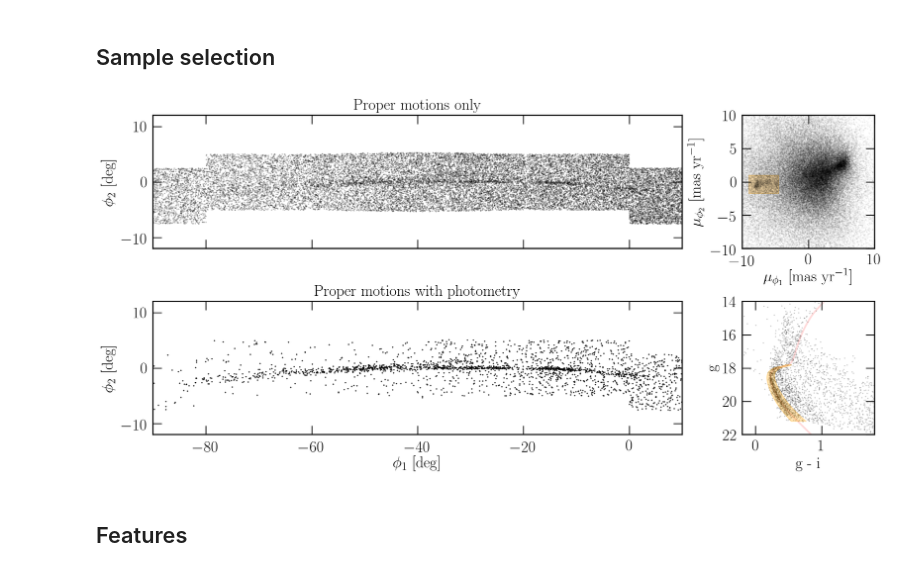
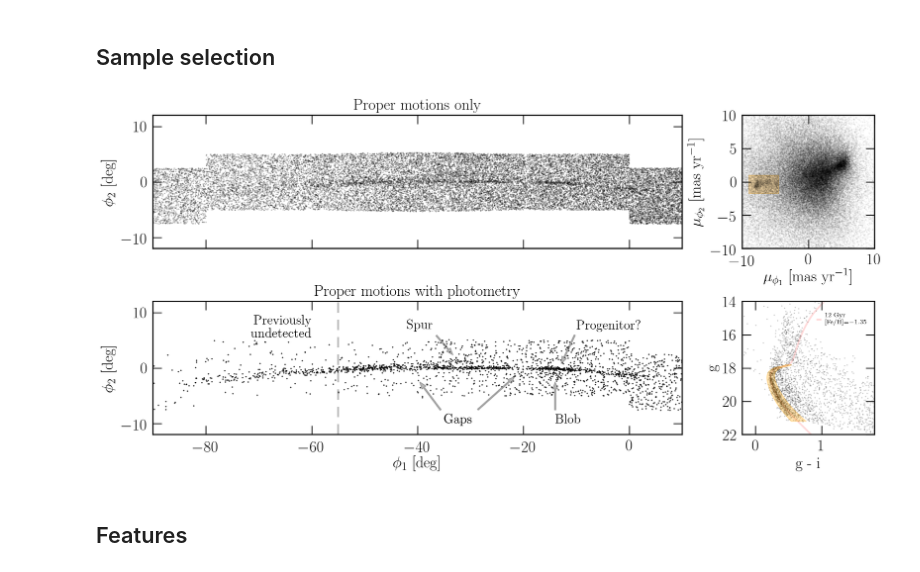
Before and after one commit to adrn/GD1-DR2, a Jupyter notebook: notebooks/GD1_paper_figures.ipynb, the cells around one changed output. Saved outputs shown, nothing was run; the diff lists cells and outputs as text; code cells hidden in the pictures.

```diff
--- a/notebooks/GD1_paper_figures.ipynb
+++ b/notebooks/GD1_paper_figures.ipynb
@@ -122,37 +122,61 @@ plt.gca().add_artist(pr)
 plt.xlim(-10,10)
 plt.ylim(-10,10)
 plt.xlabel('$\mu_{\phi_1}$ [mas yr$^{-1}$]')
 plt.ylabel('$\mu_{\phi_2}$ [mas yr$^{-1}$]')
 
 plt.sca(ax[1][0])
 plt.plot(gd1_c.phi1[pm_mask & cmd_mask].wrap_at(wangle), gd1_c.phi2[pm_mask & cmd_mask],
          'ko', ms=0.7, alpha=0.7, rasterized=True)
 # plt.gca().set_aspect('equal')
 
+plt.annotate('Progenitor?', xy=(-13, 0.5), xytext=(-10, 7),
+             arrowprops=dict(color='0.3', shrink=0.05, width=1.5, headwidth=6, headlength=8, alpha=0.4),
+             fontsize='small')
+
+plt.annotate('Blob', xy=(-14, -2), xytext=(-14, -10),
+             arrowprops=dict(color='0.3', shrink=0.08, width=1.5, headwidth=6, headlength=8, alpha=0.4),
+             fontsize='small')
+
+plt.annotate('Spur', xy=(-33, 2), xytext=(-42, 7),
+             arrowprops=dict(color='0.3', shrink=0.08, width=1.5, headwidth=6, headlength=8, alpha=0.4),
+             fontsize='small')
+
+plt.annotate('Gaps', xy=(-40, -2), xytext=(-35, -10),
+             arrowprops=dict(color='0.3', shrink=0.08, width=1.5, headwidth=6, headlength=8, alpha=0.4),
+             fontsize='small')
+
+plt.annotate('Gaps', xy=(-21, -1), xytext=(-35, -10),
+             arrowprops=dict(color='0.3', shrink=0.08, width=1.5, headwidth=6, headlength=8, alpha=0.4),
+             fontsize='small')
+
+plt.axvline(-55, ls='--', color='0.3', alpha=0.4, dashes=(6,4), lw=2)
+plt.text(-60, 9.5, 'Previously\nundetected', fontsize='small', ha='right', va='top')
+
 plt.xlabel('$\phi_1$ [deg]')
 plt.ylabel('$\phi_2$ [deg]')
 plt.title('Proper motions with photometry', fontsize='medium')
 
 plt.xlim(-90,10)
 plt.ylim(-12,12)
 
 plt.sca(ax[1][1])
 plt.plot(g.g[phi_mask_stream & pm_mask] - g.i[phi_mask_stream & pm_mask], g.g[phi_mask_stream & pm_mask],
-         'ko', ms=0.5, alpha=0.2, rasterized=True)
+         'ko', ms=0.5, alpha=0.2, rasterized=True, label='')
 
-plt.plot(i_gi, i_g, 'r-', lw=2, alpha=0.15, zorder=0)
-pm = mpl.patches.Polygon(poly_main, color='orange', alpha=0.3, zorder=2)
+plt.plot(i_gi, i_g, 'r-', lw=2, alpha=0.15, zorder=0, label='12 Gyr\n[Fe/H]=$-1.35$')
+pm = mpl.patches.Polygon(poly_main, color='orange', alpha=0.3, zorder=2, label='')
 plt.gca().add_artist(pm)
 
+plt.legend(loc=1, frameon=False, fontsize=7, handlelength=0.5, bbox_to_anchor=(0.99,0.95))
 plt.xlim(-0.2, 1.8)
 plt.ylim(22, 14)
 plt.xlabel('g - i')
 plt.ylabel('g')
 
 plt.tight_layout(h_pad=0.5, w_pad=0.5)
 plt.savefig('../paper/gd1_sample.pdf')
 # %% [output]
-[figure, old version]
+[figure, new version]
 # %% [markdown]
 ## Features
 # %%
```
Also changed, not shown: 2 other files.
